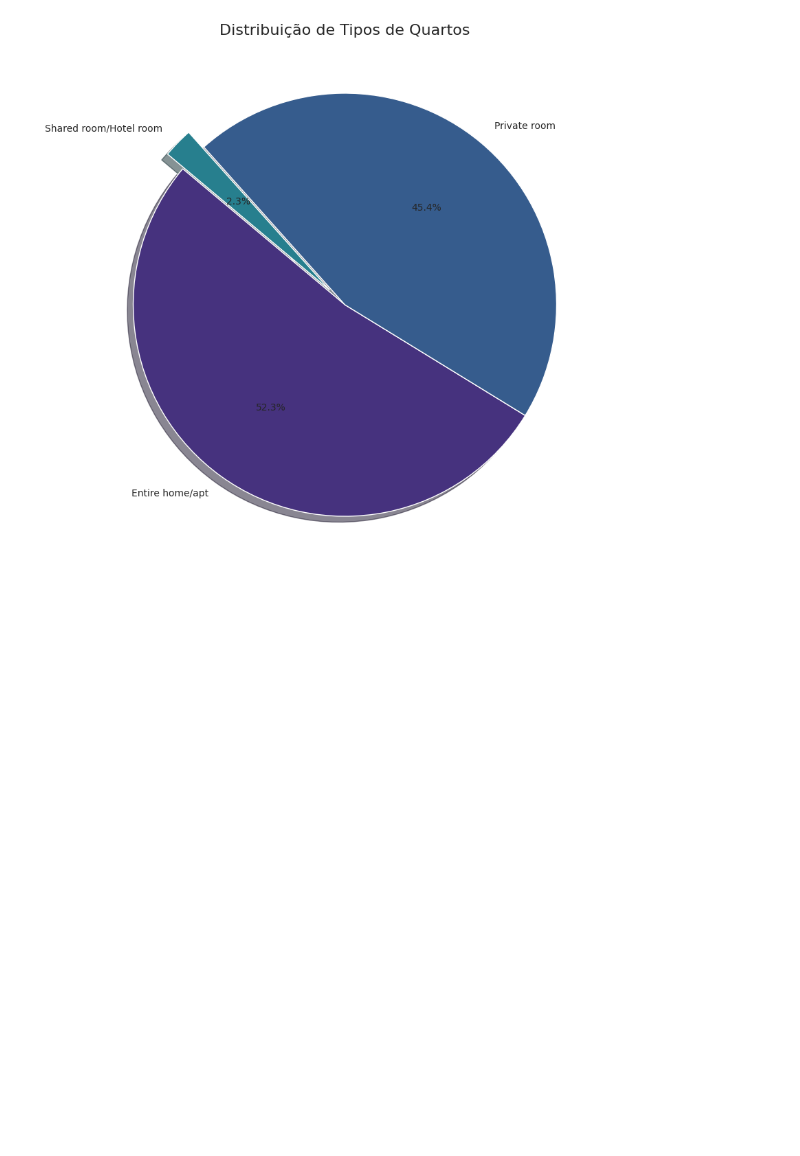
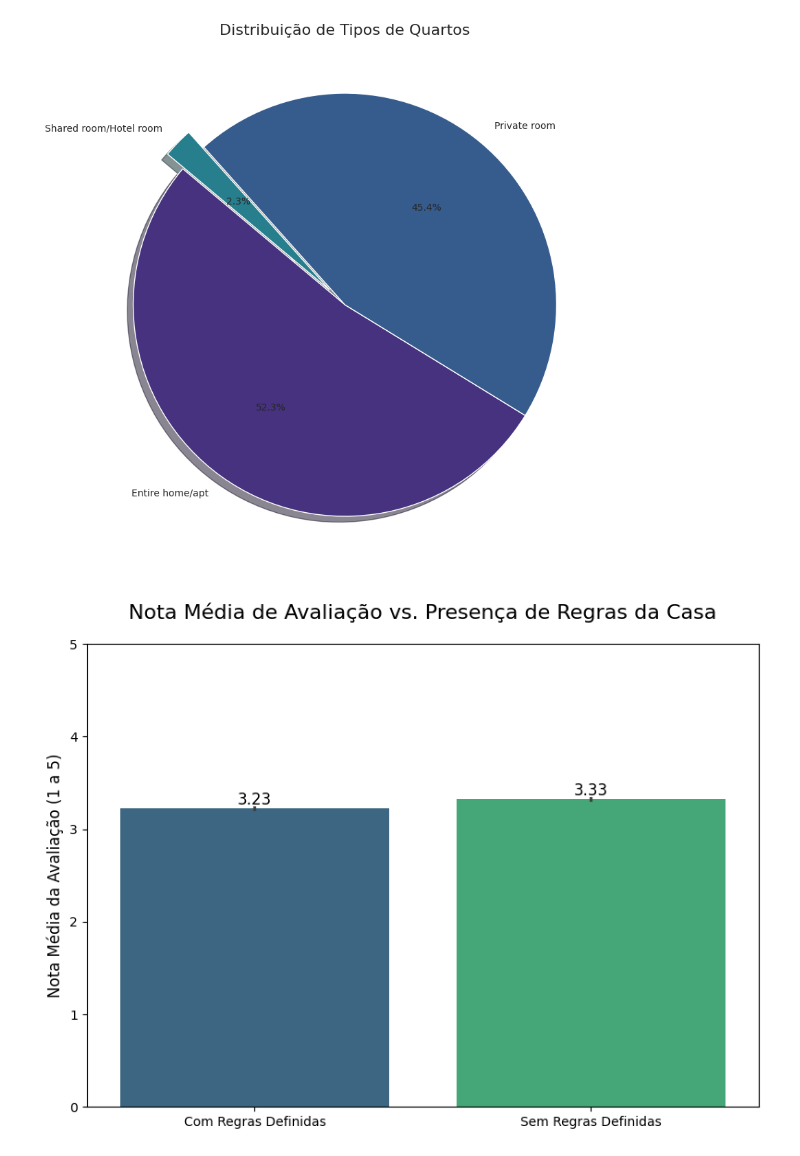
Before and after one commit to lucasqueiroz23/airbnb-data-analysis, a Jupyter notebook: raw/analytics.ipynb, the cells around one changed output. Saved outputs shown, nothing was run; the diff lists cells and outputs as text; code cells hidden in the pictures; blank space fills up the shorter version.

Commit message:
Add rule's graphys
Co-authored-by: Lucas Queiroz <lucas.fn4@gmail.com>
Co-authored-by: Pedro Sampaio <pedro.sampaio.dias.rocha@gmail.com>
Co-authored-by: Hugo Queiroz <hugoq2004@gmail.com>

```diff
--- a/raw/analytics.ipynb
+++ b/raw/analytics.ipynb
@@ -501,0 +508,39 @@ plt.show()
+# %%
+import pandas as pd
+import seaborn as sns
+import matplotlib.pyplot as plt
+
+file_path = './airbnb-dataset.csv'
+df = pd.read_csv(file_path, low_memory=False)
+df_temp = df.copy()
+
+# Criando a coluna categórica
+df_temp['has_house_rules'] = df_temp['house_rules'].notna().map({True: 'Com Regras Definidas', False: 'Sem Regras Definidas'})
+
+# --- Gerando o Gráfico de Barras Corrigido ---
+plt.figure(figsize=(8, 6))
+
+ax = sns.barplot(
+    data=df_temp,
+    x='has_house_rules',
+    y='review rate number',
+    palette="viridis",
+    hue='has_house_rules',
+    legend=False
+)
+
+# --- CORREÇÃO APLICADA AQUI ---
+# Iteramos sobre TODOS os containers de barras para adicionar os rótulos
+for container in ax.containers:
+    ax.bar_label(container, fmt='%.2f', fontsize=12)
+
+# Melhorando os títulos e rótulos
+plt.title('Nota Média de Avaliação vs. Presença de Regras da Casa', fontsize=16, pad=20)
+plt.xlabel('')
+plt.ylabel('Nota Média da Avaliação (1 a 5)', fontsize=12)
+plt.ylim(0, 5)
+
+plt.tight_layout()
+plt.show()
+# %% [output]
+[figure, added]
```
Also changed, not shown: parts of 1 cell of this notebook.
